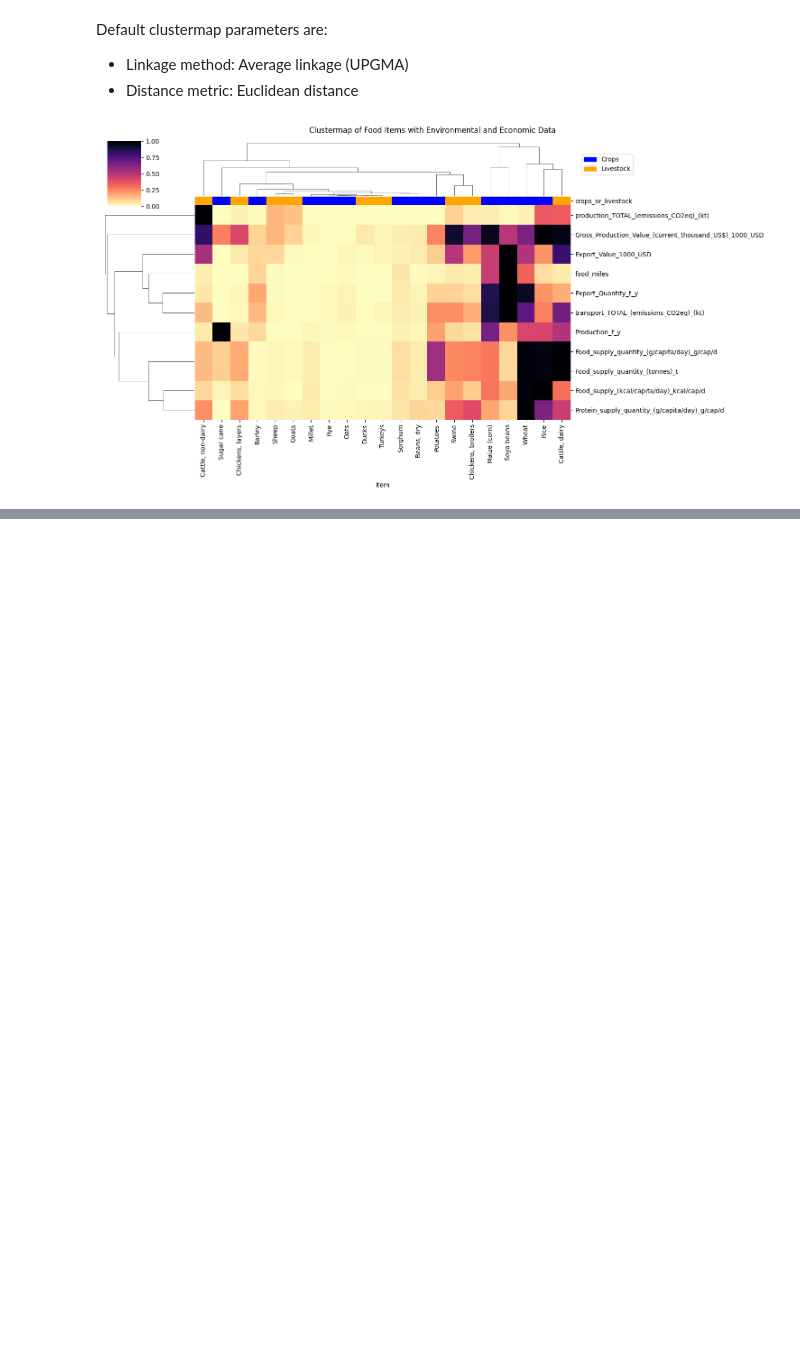
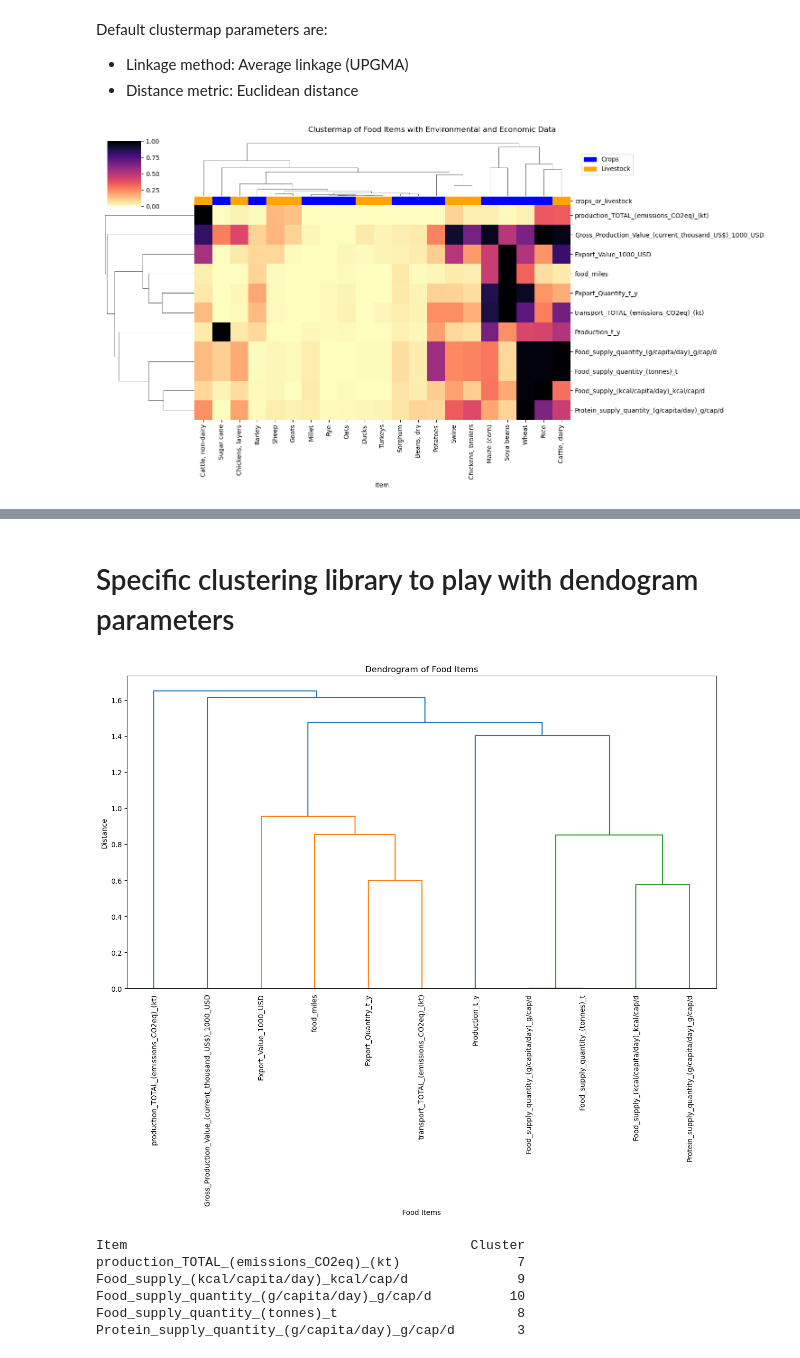
Before and after one commit to ezemriv/FAO-Food-CO2-Footprint, a Jupyter notebook: full_food_dataset_creation/02_Hierach_clustering_food_items.ipynb, the cells around one changed output, grey strips where cells are left out. Saved outputs shown, nothing was run; the diff lists cells and outputs as text; code cells hidden in the pictures; blank space fills up the shorter version.

```diff
--- a/full_food_dataset_creation/02_Hierach_clustering_food_items.ipynb
+++ b/full_food_dataset_creation/02_Hierach_clustering_food_items.ipynb
@@ -147,0 +146,62 @@ plt.show() """
+# %% [markdown]
+# Specific clustering library to play with dendogram parameters
+# %%
+from sklearn.cluster import AgglomerativeClustering
+from scipy.cluster.hierarchy import dendrogram
+import matplotlib.pyplot as plt
+import pandas as pd
+from sklearn.preprocessing import MinMaxScaler
+from scipy.spatial.distance import pdist
+from scipy.cluster.hierarchy import linkage
+
+# CLUSTERING_PARAM: Adjust this dictionary to control clustering behavior
+CLUSTERING_PARAM = {
+    'n_clusters': None,  # None for dendrogram (to explore), or specify a number for flat clustering
+    'distance_threshold': 0,  # Set to 0 to create full dendrogram
+    'linkage': 'average',  # Linkage method ('ward', 'complete', 'average', 'single')
+    'metric': 'euclidean'  # Distance metric ('euclidean', 'manhattan', 'cosine', etc.)
+}
+
+# Standardize and prepare the data (similar to your original code)
+df = heat_df.copy()
+scaler = MinMaxScaler()
+df[cols_for_heatmap] = scaler.fit_transform(df[cols_for_heatmap])
+df.set_index('Item', inplace=True)
+df_transposed = df.drop('crops_or_livestock', axis=1).transpose()
+
+# Perform hierarchical clustering using sklearn
+model = AgglomerativeClustering(
+    n_clusters=CLUSTERING_PARAM['n_clusters'],
+    metric=CLUSTERING_PARAM['metric'],
+    linkage=CLUSTERING_PARAM['linkage'],
+    distance_threshold=CLUSTERING_PARAM['distance_threshold']
+)
+
+# Fit the model
+model = model.fit(df_transposed)
+
+# Generate the linkage matrix for the dendrogram
+distance_matrix = pdist(df_transposed, metric=CLUSTERING_PARAM['metric'])
+linkage_matrix = linkage(distance_matrix, method=CLUSTERING_PARAM['linkage'])
+
+# Plot dendrogram
+plt.figure(figsize=(15, 8))
+dendrogram(linkage_matrix, labels=df_transposed.index, leaf_rotation=90, leaf_font_size=10)
+plt.title("Dendrogram of Food Items")
+plt.xlabel("Food Items")
+plt.ylabel("Distance")
+plt.show()
+
+# Optionally, extract the cluster labels
+df_transposed['Cluster'] = model.labels_
+
+# Inspect the clusters
+print(df_transposed[['Cluster']].head())
+# %% [output]
+[figure, added]
+Item                                            Cluster
+production_TOTAL_(emissions_CO2eq)_(kt)               7
+Food_supply_(kcal/capita/day)_kcal/cap/d              9
+Food_supply_quantity_(g/capita/day)_g/cap/d          10
+Food_supply_quantity_(tonnes)_t                       8
+Protein_supply_quantity_(g/capita/day)_g/cap/d        3
```
Also changed, not shown: parts of 4 cells of this notebook, 1 other file.
